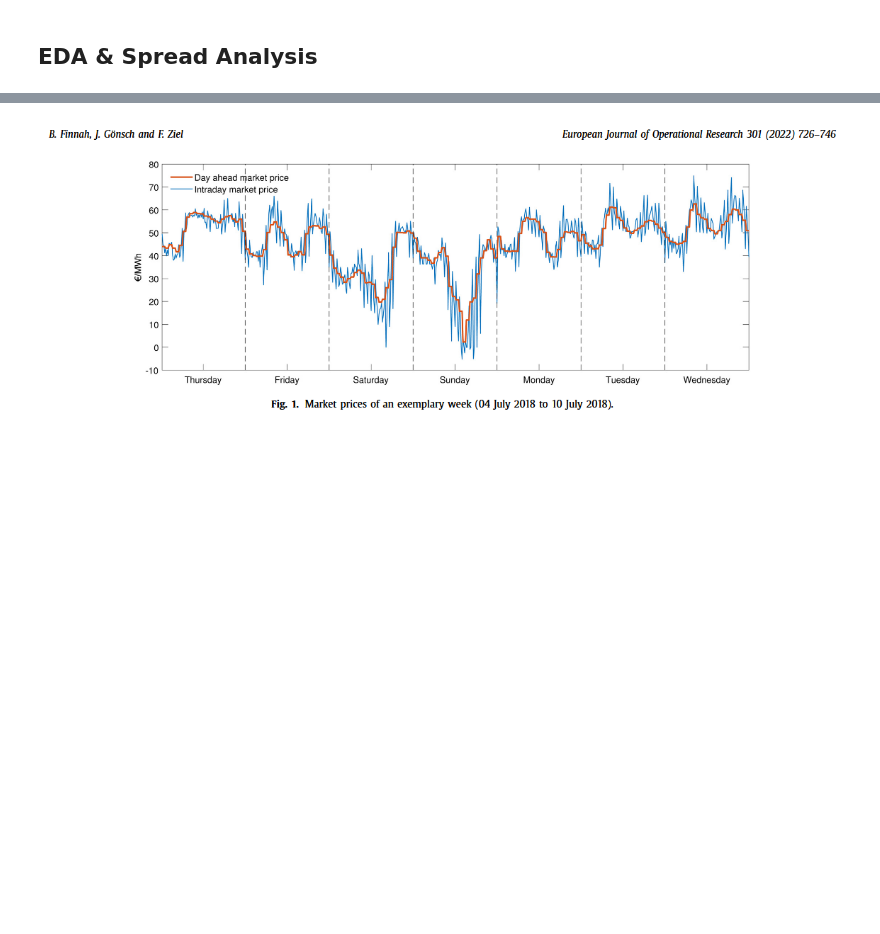
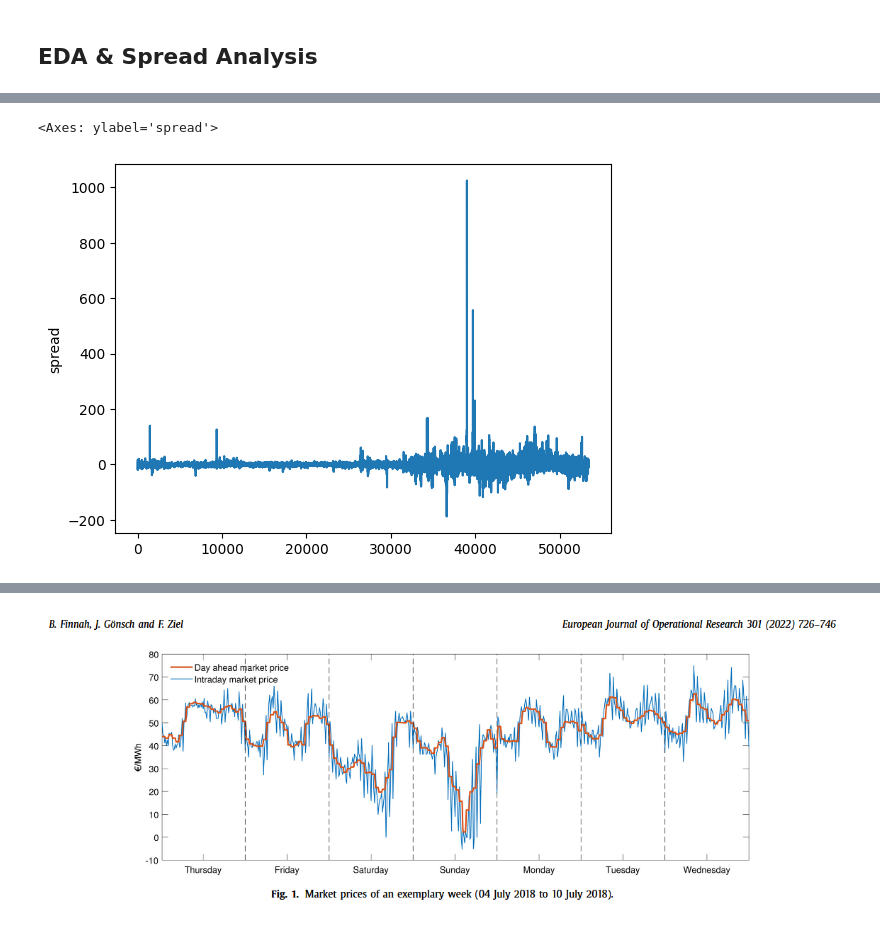
Before and after one commit to mzaoualim/electricity-price-forecasting, a Jupyter notebook: electricity_price_forcasting.ipynb, the cells around one changed output, grey strips where cells are left out. Cells and saved outputs as stored; diff of their text form; code cells hidden in the pictures; blank space fills up the shorter version.

```diff
--- a/electricity_price_forcasting.ipynb
+++ b/electricity_price_forcasting.ipynb
@@ -137,0 +342,5 @@ idp_data.to_csv('idp_data.csv')
+# %%
+sns.lineplot(data['spread'])
+# %% [output]
+<Axes: ylabel='spread'>
+[figure, added]
```
Also changed, not shown: parts of 30 cells of this notebook.
